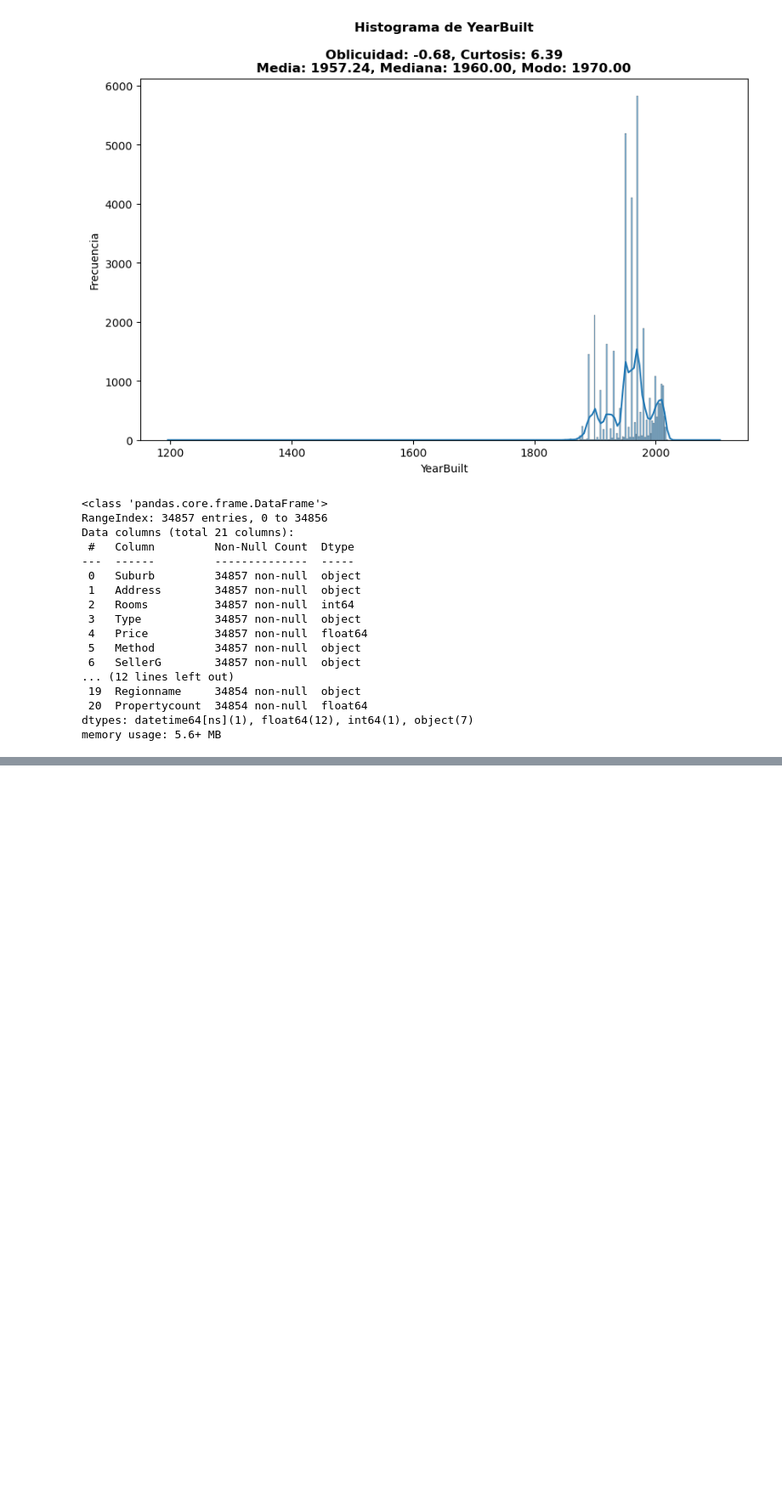
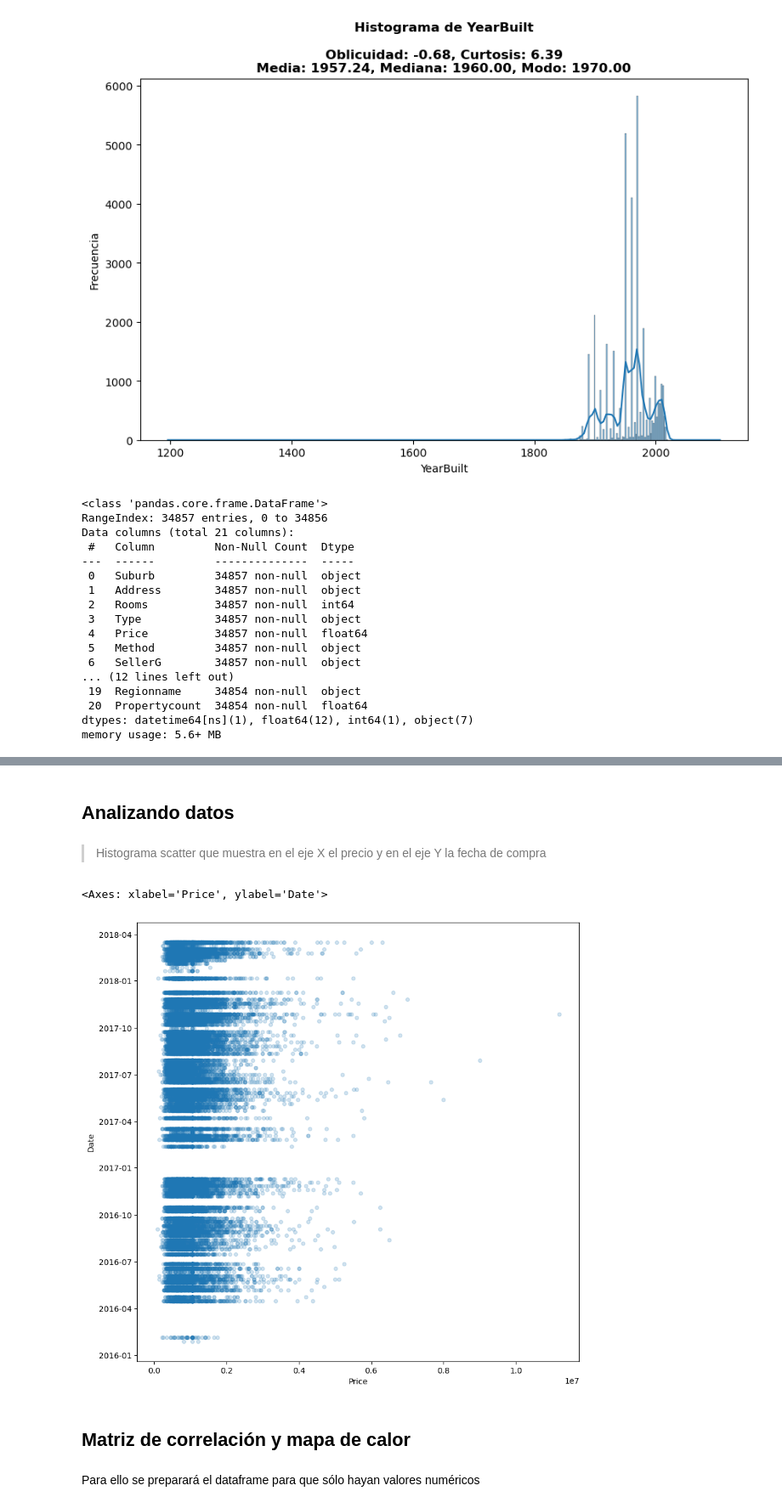
Before and after one commit to DaniMartinezX/carpeta_IA, a Jupyter notebook: Sistemas de Aprendizaxe Automático/practicas/melbourne_housing.ipynb, the cells around one changed output, grey strips where cells are left out. Shown at 85% size. Cells and saved outputs as stored; diff of their text form; code cells hidden in the pictures; blank space fills up the shorter version.

```diff
--- a/Sistemas de Aprendizaxe Automático/practicas/melbourne_housing.ipynb
+++ b/Sistemas de Aprendizaxe Automático/practicas/melbourne_housing.ipynb
@@ -447,0 +523,15 @@ memory usage: 5.6+ MB
+# %% [markdown]
+## Analizando datos
+# %% [markdown]
+> Histograma scatter que muestra en el eje X el precio y en el eje Y la fecha de compra
+# %%
+dfnewhousing.plot(kind="scatter", x = "Price", y = "Date",
+                  alpha = 0.2,
+                  cmap = "Blues",figsize=(10,10))
+# %% [output]
+<Axes: xlabel='Price', ylabel='Date'>
+[figure, added]
+# %% [markdown]
+## Matriz de correlación y mapa de calor
+# %% [markdown]
+Para ello se preparará el dataframe para que sólo hayan valores numéricos
```
Also changed, not shown: parts of 24 cells of this notebook, 3 other files.
